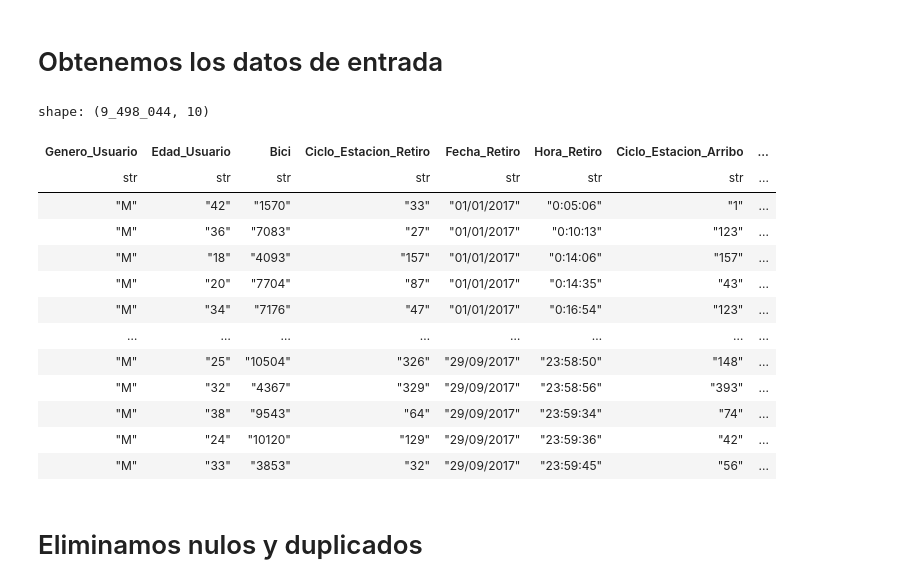
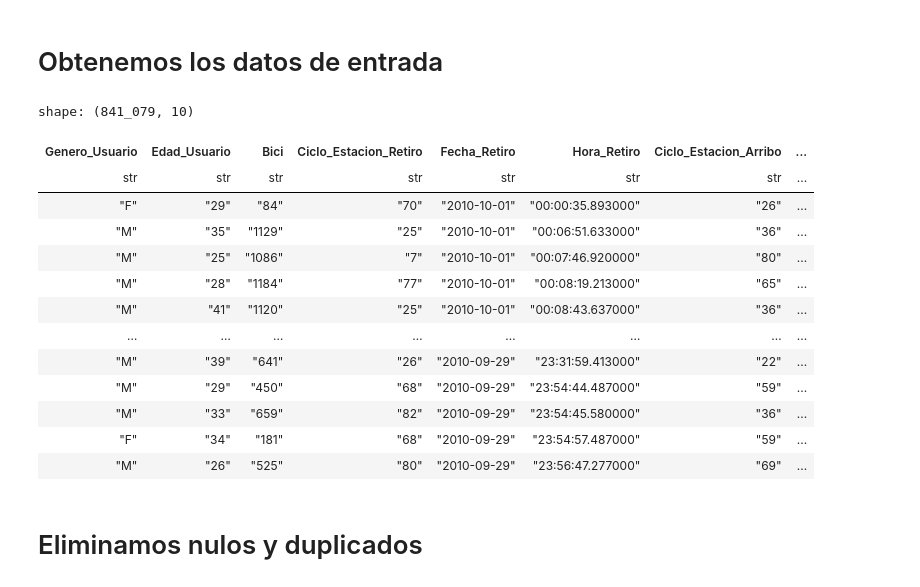
Before and after one commit to DeyHdz/SistemaEcobici, a Jupyter notebook: Limpieza del dataframe.ipynb, the cells around one changed output. Drawn from its saved outputs; the diff is of its cells as text; code cells hidden in the pictures.

```diff
--- a/Limpieza del dataframe.ipynb
+++ b/Limpieza del dataframe.ipynb
@@ -44,23 +30,23 @@ from collections import Counter
 # %% [markdown]
 # Obtenemos los datos de entrada
 # %%
-df = pl.read_parquet("DATA/consolidado_2017.parquet")
+df = pl.read_parquet("DATA/consolidado_2010.parquet")
 df
 # %% [output]
-shape: (9_498_044, 10)
+shape: (841_079, 10)
 | Genero_Usuario | Edad_Usuario | Bici | Ciclo_Estacion_Retiro | Fecha_Retiro | Hora_Retiro | Ciclo_Estacion_Arribo | ... |
 | str | str | str | str | str | str | str | ... |
-| "M" | "42" | "1570" | "33" | "01/01/2017" | "0:05:06" | "1" | ... |
-| "M" | "36" | "7083" | "27" | "01/01/2017" | "0:10:13" | "123" | ... |
-| "M" | "18" | "4093" | "157" | "01/01/2017" | "0:14:06" | "157" | ... |
-| "M" | "20" | "7704" | "87" | "01/01/2017" | "0:14:35" | "43" | ... |
-| "M" | "34" | "7176" | "47" | "01/01/2017" | "0:16:54" | "123" | ... |
+| "F" | "29" | "84" | "70" | "2010-10-01" | "00:00:35.893000" | "26" | ... |
+| "M" | "35" | "1129" | "25" | "2010-10-01" | "00:06:51.633000" | "36" | ... |
+| "M" | "25" | "1086" | "7" | "2010-10-01" | "00:07:46.920000" | "80" | ... |
+| "M" | "28" | "1184" | "77" | "2010-10-01" | "00:08:19.213000" | "65" | ... |
+| "M" | "41" | "1120" | "25" | "2010-10-01" | "00:08:43.637000" | "36" | ... |
 | … | … | … | … | … | … | … | ... |
-| "M" | "25" | "10504" | "326" | "29/09/2017" | "23:58:50" | "148" | ... |
-| "M" | "32" | "4367" | "329" | "29/09/2017" | "23:58:56" | "393" | ... |
-| "M" | "38" | "9543" | "64" | "29/09/2017" | "23:59:34" | "74" | ... |
-| "M" | "24" | "10120" | "129" | "29/09/2017" | "23:59:36" | "42" | ... |
-| "M" | "33" | "3853" | "32" | "29/09/2017" | "23:59:45" | "56" | ... |
+| "M" | "39" | "641" | "26" | "2010-09-29" | "23:31:59.413000" | "22" | ... |
+| "M" | "29" | "450" | "68" | "2010-09-29" | "23:54:44.487000" | "59" | ... |
+| "M" | "33" | "659" | "82" | "2010-09-29" | "23:54:45.580000" | "36" | ... |
+| "F" | "34" | "181" | "68" | "2010-09-29" | "23:54:57.487000" | "59" | ... |
+| "M" | "26" | "525" | "80" | "2010-09-29" | "23:56:47.277000" | "69" | ... |
 # %% [markdown]
 # Eliminamos nulos y duplicados
 # %%
```
Also changed, not shown: parts of 9 cells of this notebook.
